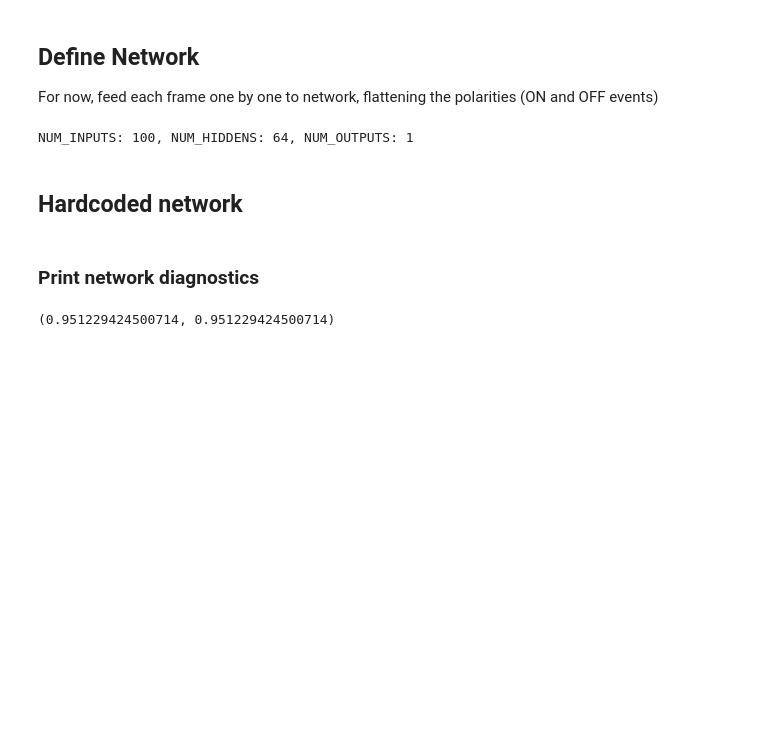
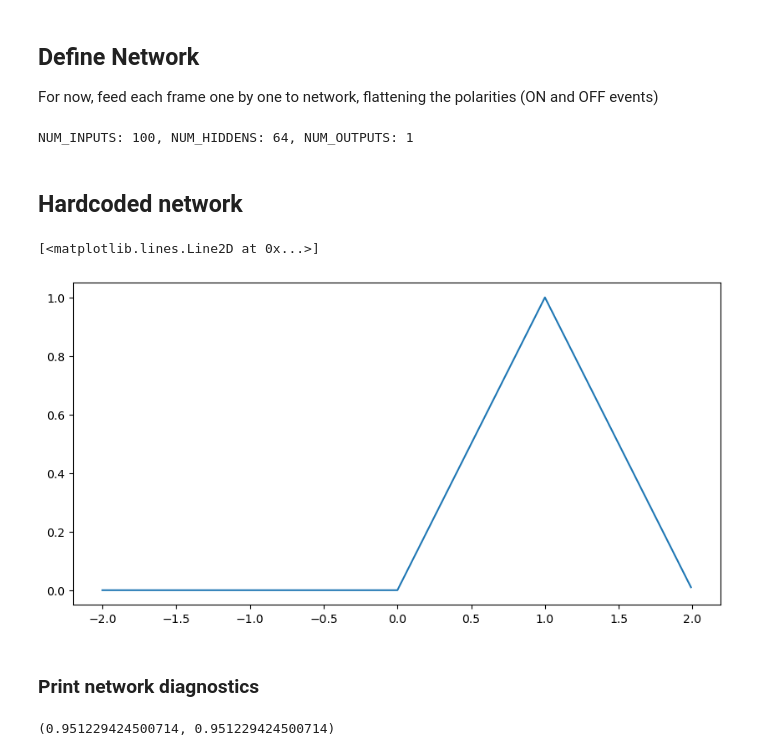
Before and after one commit to jl3720/hw-aware-eprop, a Jupyter notebook: notebooks/sinusoids_eprop_refactor.ipynb, the cells around one changed output. Saved outputs shown, nothing was run; the diff lists cells and outputs as text; code cells hidden in the pictures; blank space fills up the shorter version.

```diff
--- a/notebooks/sinusoids_eprop_refactor.ipynb
+++ b/notebooks/sinusoids_eprop_refactor.ipynb
@@ -204,6 +204,17 @@ class SpikeFunction(torch.autograd.Function):
         return grad_input, None, None
 
 spike_fn = SpikeFunction.apply
+# %%
+voltage = torch.tensor(np.arange(-2, 2, 0.01))
+damping_factor = 0.3
+threshold = 1
+psi = damping_factor/ threshold * torch.maximum(torch.tensor([0]), 1-torch.abs((voltage-threshold)/threshold))
+
+plt.figure(figsize=(10, 5))
+plt.plot(voltage, psi.detach())
+# %% [output]
+[<matplotlib.lines.Line2D at 0x...>]
+[figure, added]
 # %%
 from hw_aware_eprop.utils import exp_convolve, shift_by_one_time_step
 # %%
```
Also changed, not shown: parts of 11 cells of this notebook.
